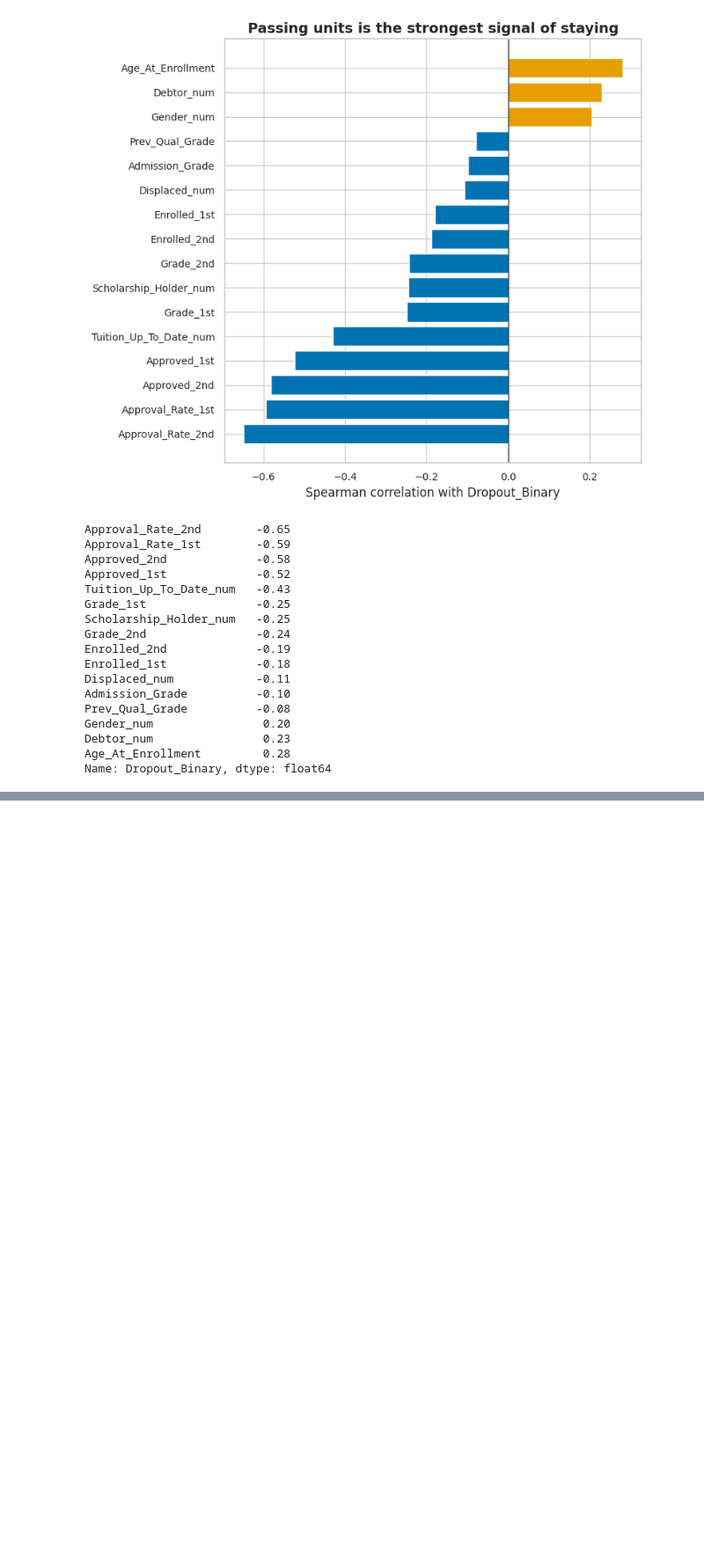
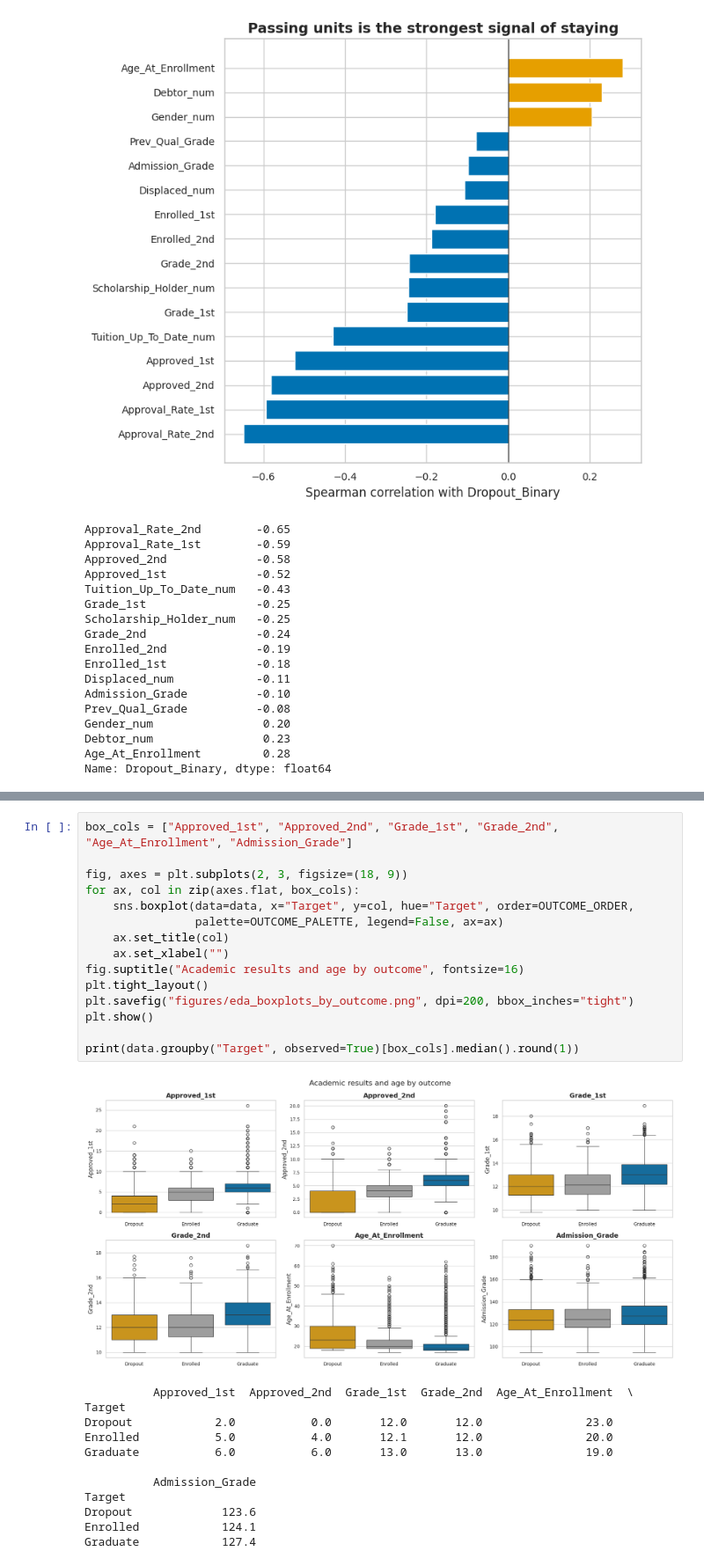
Before and after one commit to Martazzz/dropout_rate_academic_success, a Jupyter notebook: notebooks/01_cleaning_eda.ipynb, the cells around one changed output, grey strips where cells are left out. Shown at 88% size. Drawn from its saved outputs; the diff is of its cells as text; blank space fills up the shorter version.

```diff
--- a/notebooks/01_cleaning_eda.ipynb
+++ b/notebooks/01_cleaning_eda.ipynb
@@ -459,0 +531,28 @@ Name: Dropout_Binary, dtype: float64
+# %%
+box_cols = ["Approved_1st", "Approved_2nd", "Grade_1st", "Grade_2nd", "Age_At_Enrollment", "Admission_Grade"]
+
+fig, axes = plt.subplots(2, 3, figsize=(18, 9))
+for ax, col in zip(axes.flat, box_cols):
+    sns.boxplot(data=data, x="Target", y=col, hue="Target", order=OUTCOME_ORDER,
+                palette=OUTCOME_PALETTE, legend=False, ax=ax)
+    ax.set_title(col)
+    ax.set_xlabel("")
+fig.suptitle("Academic results and age by outcome", fontsize=16)
+plt.tight_layout()
+plt.savefig("figures/eda_boxplots_by_outcome.png", dpi=200, bbox_inches="tight")
+plt.show()
+
+print(data.groupby("Target", observed=True)[box_cols].median().round(1))
+# %% [output]
+[figure, added]
+          Approved_1st  Approved_2nd  Grade_1st  Grade_2nd  Age_At_Enrollment  \
+Target
+Dropout            2.0           0.0       12.0       12.0               23.0
+Enrolled           5.0           4.0       12.1       12.0               20.0
+Graduate           6.0           6.0       13.0       13.0               19.0
+
+          Admission_Grade
+Target
+Dropout             123.6
+Enrolled            124.1
+Graduate            127.4
```
Also changed, not shown: parts of 5 cells of this notebook.
